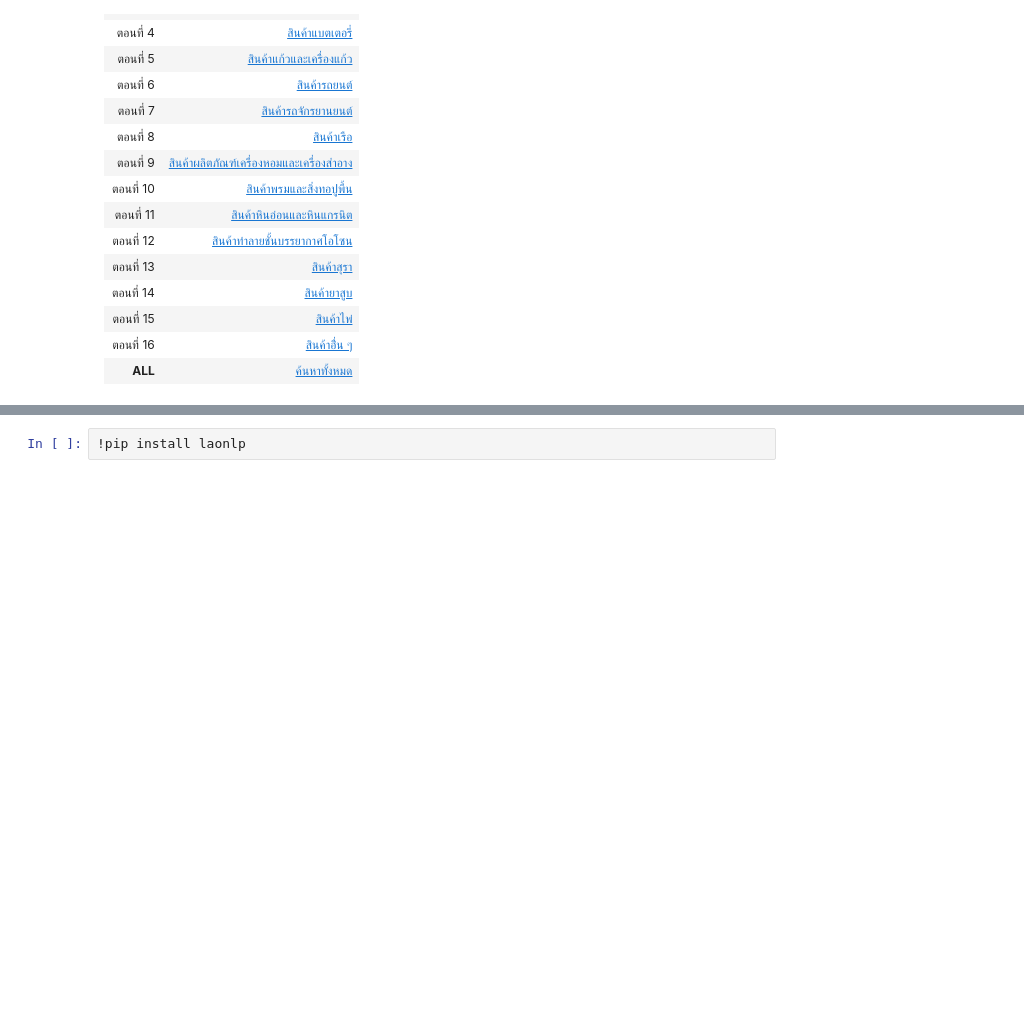
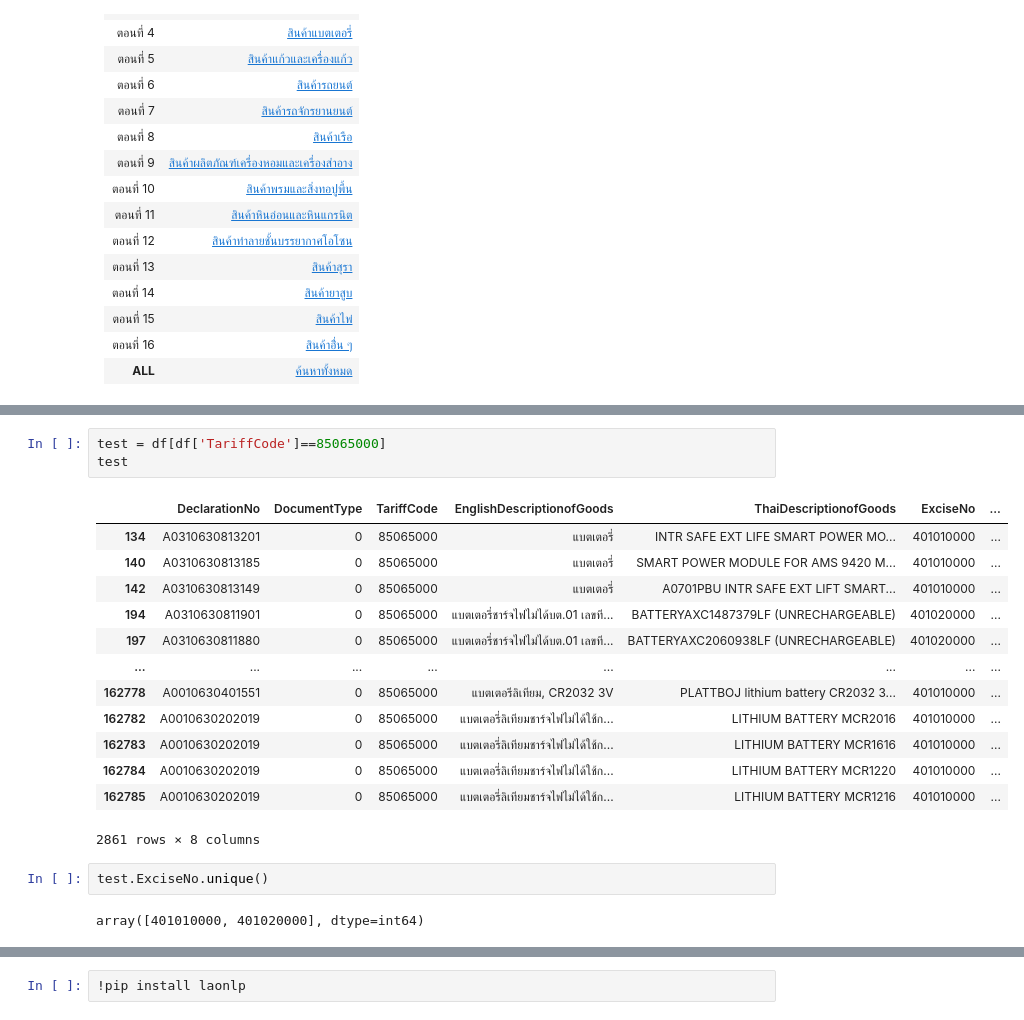
Before and after one commit to dragon-library/work_space, a Jupyter notebook: Excise/Data_Exploration.ipynb, the cells around one changed output, grey strips where cells are left out. Saved outputs shown, nothing was run; the diff lists cells and outputs as text; blank space fills up the shorter version.

```diff
--- a/Excise/Data_Exploration.ipynb
+++ b/Excise/Data_Exploration.ipynb
@@ -167,0 +198,21 @@ success
+# %%
+test = df[df['TariffCode']==85065000]
+test
+# %% [output]
+|  | DeclarationNo | DocumentType | TariffCode | EnglishDescriptionofGoods | ThaiDescriptionofGoods | ExciseNo | ... |
+| 134 | A0310630813201 | 0 | 85065000 | แบตเตอรี่ | INTR SAFE EXT LIFE SMART POWER MO... | 401010000 | ... |
+| 140 | A0310630813185 | 0 | 85065000 | แบตเตอรี่ | SMART POWER MODULE FOR AMS 9420 M... | 401010000 | ... |
+| 142 | A0310630813149 | 0 | 85065000 | แบตเตอรี่ | A0701PBU INTR SAFE EXT LIFT SMART... | 401010000 | ... |
+| 194 | A0310630811901 | 0 | 85065000 | แบตเตอรี่ชาร์จไฟไม่ได้บต.01 เลขที... | BATTERYAXC1487379LF (UNRECHARGEABLE) | 401020000 | ... |
+| 197 | A0310630811880 | 0 | 85065000 | แบตเตอรี่ชาร์จไฟไม่ได้บต.01 เลขที... | BATTERYAXC2060938LF (UNRECHARGEABLE) | 401020000 | ... |
+| ... | ... | ... | ... | ... | ... | ... | ... |
+| 162778 | A0010630401551 | 0 | 85065000 | แบตเตอรีลิเทียม, CR2032 3V | PLATTBOJ lithium battery CR2032 3... | 401010000 | ... |
+| 162782 | A0010630202019 | 0 | 85065000 | แบตเตอรี่ลิเทียมชาร์จไฟไม่ได้ใช้ก... | LITHIUM BATTERY MCR2016 | 401010000 | ... |
+| 162783 | A0010630202019 | 0 | 85065000 | แบตเตอรี่ลิเทียมชาร์จไฟไม่ได้ใช้ก... | LITHIUM BATTERY MCR1616 | 401010000 | ... |
+| 162784 | A0010630202019 | 0 | 85065000 | แบตเตอรี่ลิเทียมชาร์จไฟไม่ได้ใช้ก... | LITHIUM BATTERY MCR1220 | 401010000 | ... |
+| 162785 | A0010630202019 | 0 | 85065000 | แบตเตอรี่ลิเทียมชาร์จไฟไม่ได้ใช้ก... | LITHIUM BATTERY MCR1216 | 401010000 | ... |
+2861 rows × 8 columns
+# %%
+test.ExciseNo.unique()
+# %% [output]
+array([401010000, 401020000], dtype=int64)
```
Also changed, not shown: parts of 6 cells of this notebook, 5 other files.
